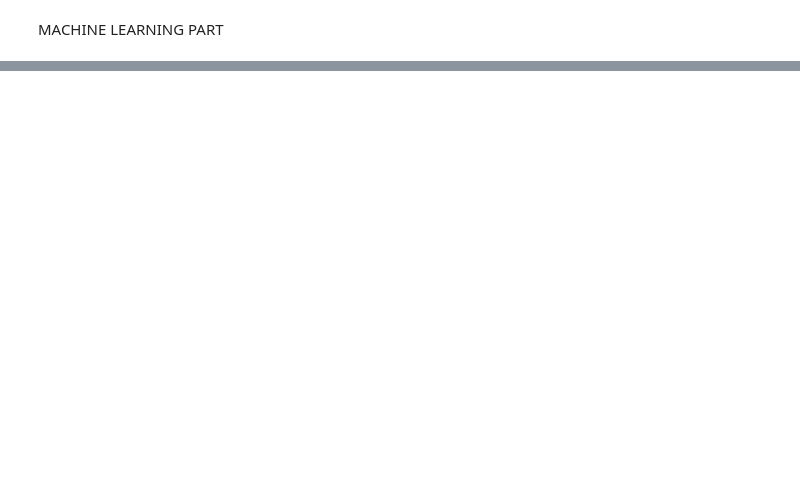
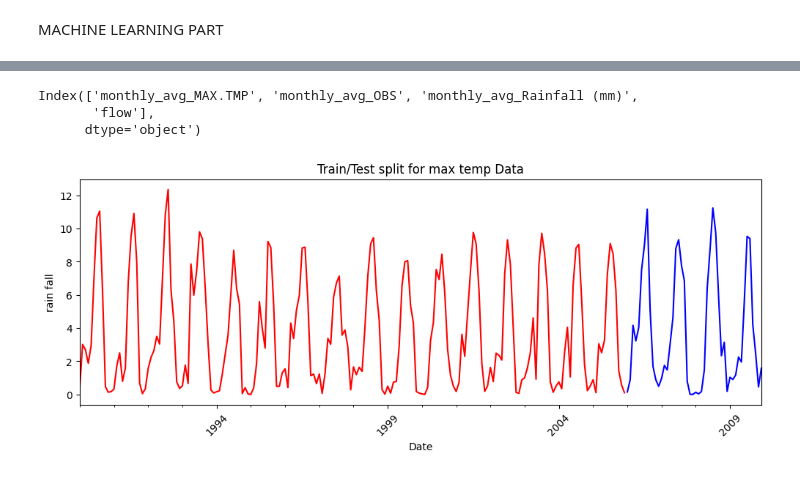
Before and after one commit to Genet-Abay/RiverFlow-Pridiction, a Jupyter notebook: DataAnalysis.ipynb, the cells around one changed output, grey strips where cells are left out. Saved outputs shown, nothing was run; the diff lists cells and outputs as text; code cells hidden in the pictures; blank space fills up the shorter version.

```diff
--- a/DataAnalysis.ipynb
+++ b/DataAnalysis.ipynb
@@ -387,0 +506,22 @@ metrics.mean_absolute_error(y_predict, y_test)
+# %%
+selected_col = 'monthly_avg_Rainfall (mm)' #'flow' 'monthly_avg_Rainfall (mm)'
+# %%
+x_train = df_temp[df_temp.index.year < 2006]
+x_test = df_temp[df_temp.index.year >= 2006]
+# %%
+x_train.columns
+# %% [output]
+Index(['monthly_avg_MAX.TMP', 'monthly_avg_OBS', 'monthly_avg_Rainfall (mm)',
+       'flow'],
+      dtype='object')
+# %%
+plt.figure(figsize=(12,4))
+x_train[selected_col].plot(color='red')
+x_test[selected_col].plot(color='blue')
+plt.ylabel('rain fall')
+plt.xlabel('Date')
+plt.xticks(rotation=45)
+plt.title("Train/Test split for max temp Data")
+plt.show()
+# %% [output]
+[figure, added]
```
Also changed, not shown: parts of 37 cells of this notebook.
